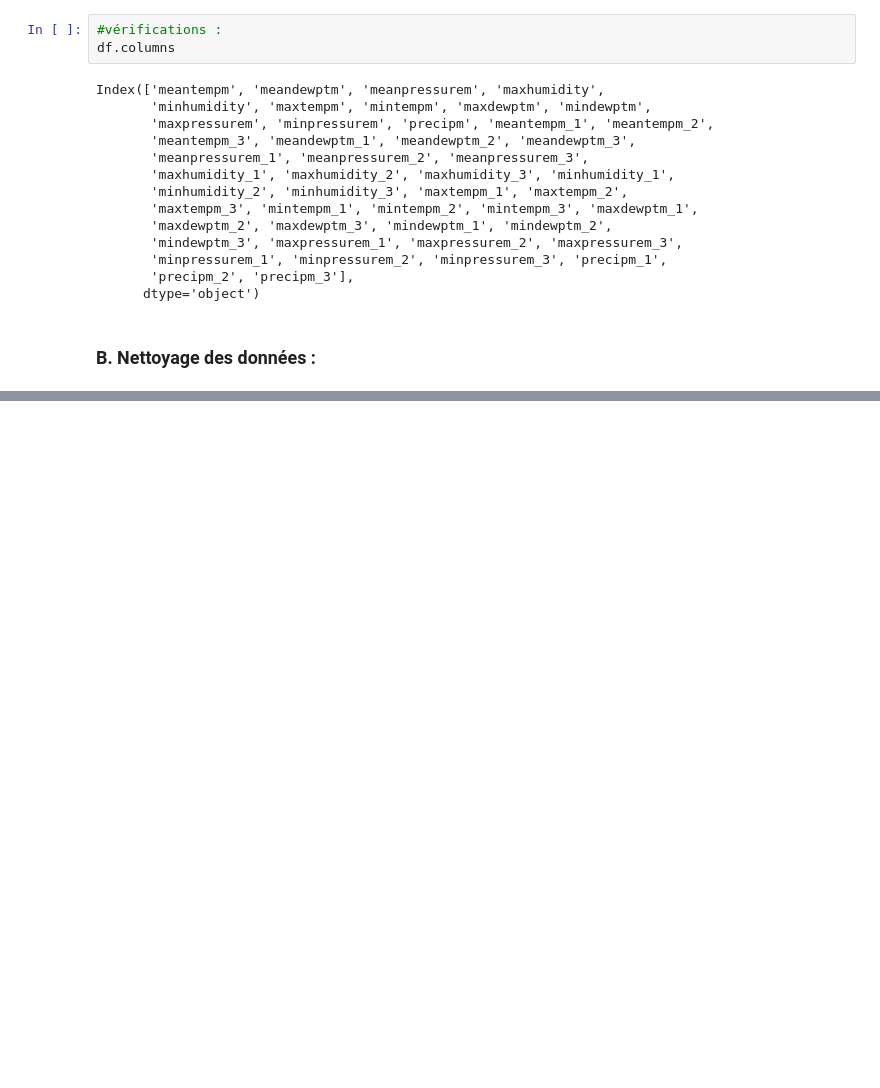
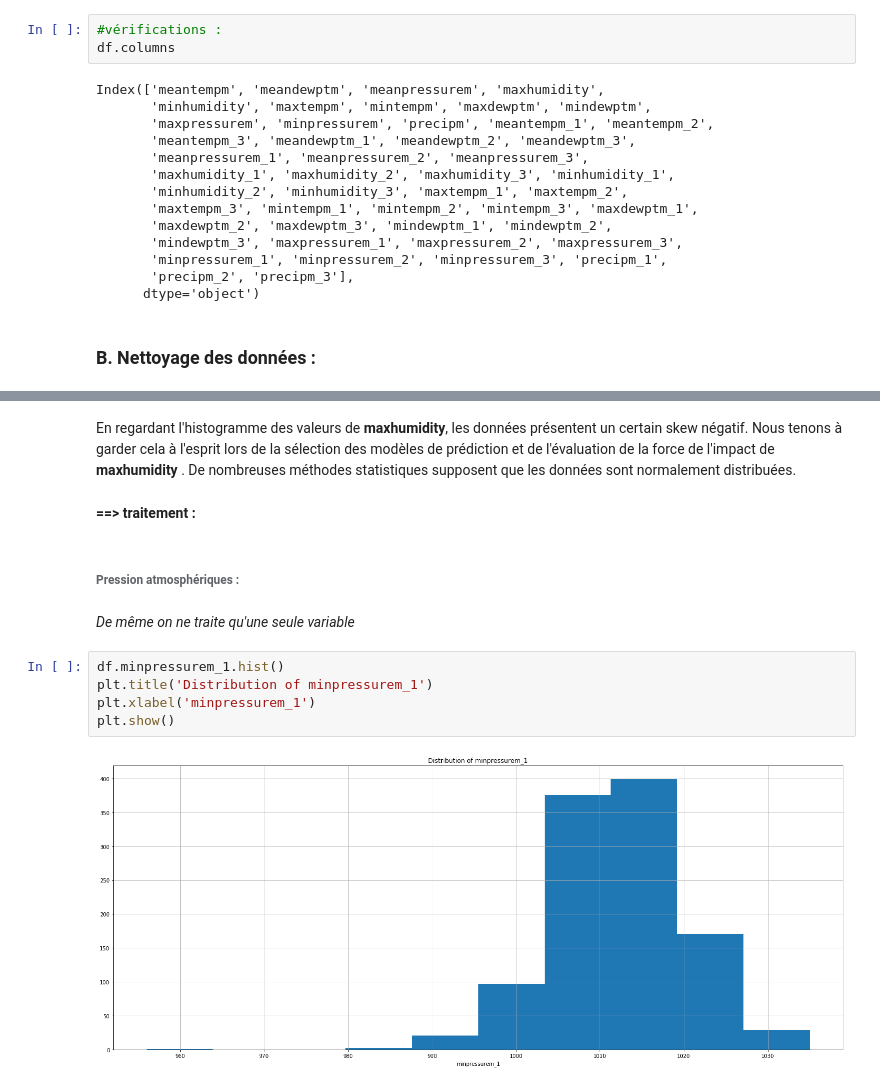
Before and after one commit to Louriz/PFE-Ifremer, a Jupyter notebook: weather_data_vis_pandas_seaborn/Data Visualization with Python for Climat Variables.ipynb, the cells around one changed output, grey strips where cells are left out. Cells and saved outputs as stored; diff of their text form; blank space fills up the shorter version.

```diff
--- a/weather_data_vis_pandas_seaborn/Data Visualization with Python for Climat Variables.ipynb
+++ b/weather_data_vis_pandas_seaborn/Data Visualization with Python for Climat Variables.ipynb
@@ -556,0 +623,15 @@ Index(['meantempm', 'meandewptm', 'meanpressurem', 'maxhumidity',
+# %% [markdown]
+En regardant l'histogramme des valeurs de <b>maxhumidity</b>, les données présentent un certain skew négatif. Nous tenons  à garder cela à l'esprit lors de la sélection des modèles de prédiction et de l'évaluation de la force de l'impact de <b>maxhumidity</b> . De nombreuses méthodes statistiques  supposent que les données sont normalement distribuées.
+# %% [markdown]
+<b>==> traitement :</b>
+# %% [markdown]
+###### Pression atmosphériques :
+# %% [markdown]
+<i>De même on ne traite qu'une seule variable</i>
+# %%
+df.minpressurem_1.hist()
+plt.title('Distribution of minpressurem_1')
+plt.xlabel('minpressurem_1')
+plt.show()
+# %% [output]
+[figure, added]
```
Also changed, not shown: parts of 25 cells of this notebook, 2 other files.
